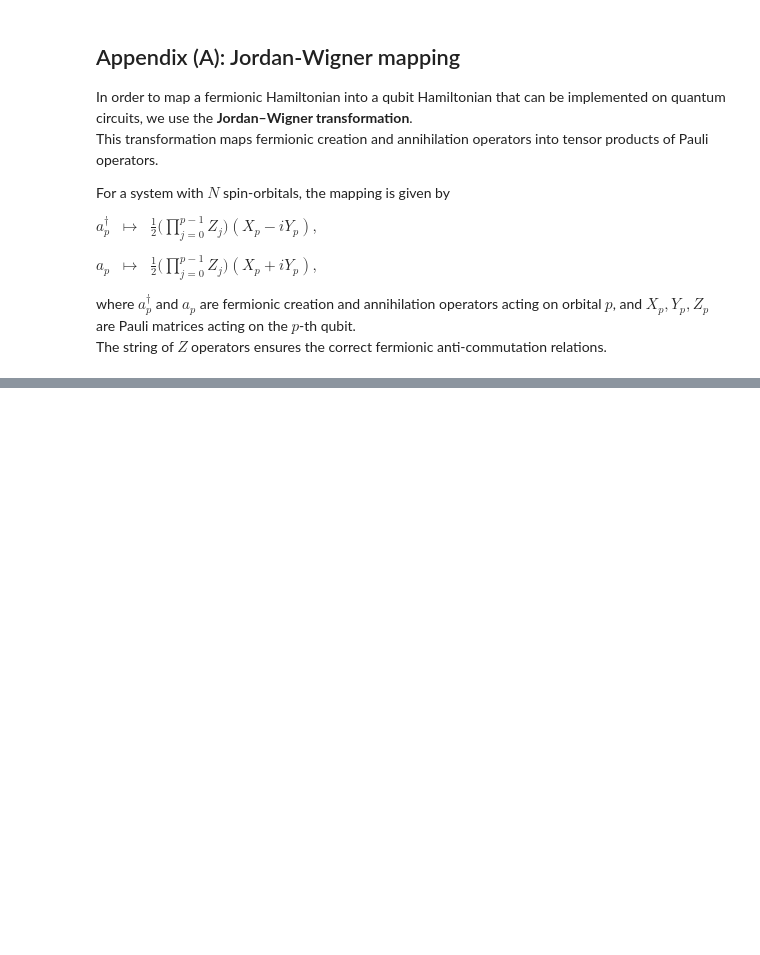
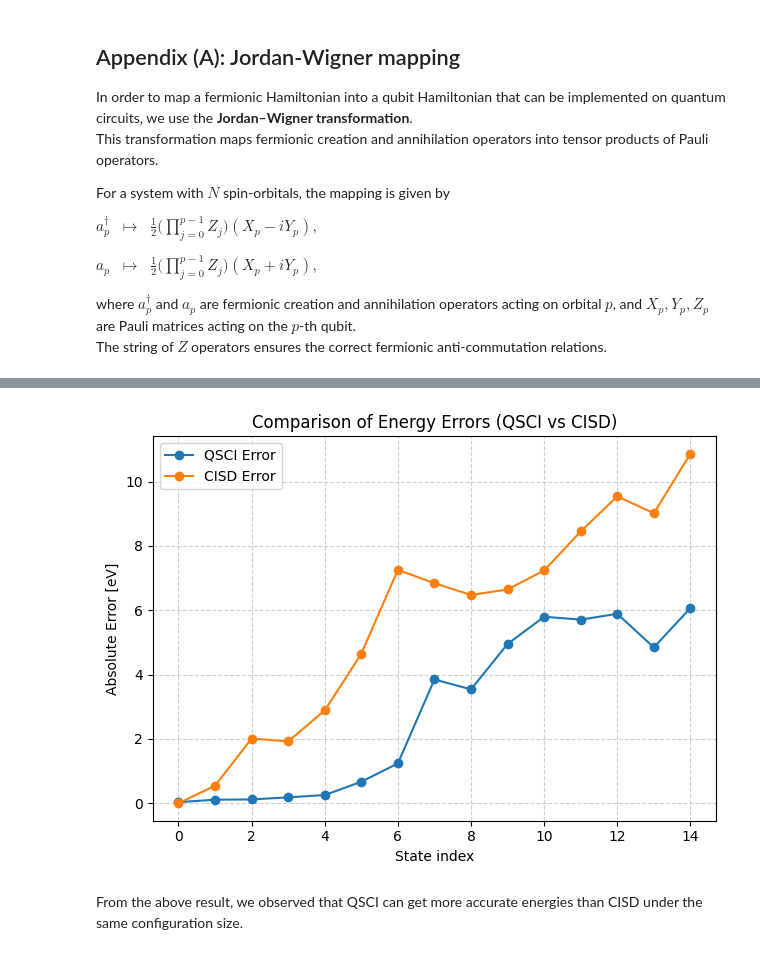
Before and after one commit to QunaSys/quri-sdk-notebooks, a Jupyter notebook: quri_sdk_notebooks/examples/0_quri-algo-vm/6_excited_state_qsci/transition_amp_v2.ipynb, the cells around one changed output, grey strips where cells are left out. Drawn from its saved outputs; the diff is of its cells as text; code cells hidden in the pictures; blank space fills up the shorter version.

Commit message:
Add CISD size and comparison

```diff
--- a/quri_sdk_notebooks/examples/0_quri-algo-vm/6_excited_state_qsci/transition_amp_v2.ipynb
+++ b/quri_sdk_notebooks/examples/0_quri-algo-vm/6_excited_state_qsci/transition_amp_v2.ipynb
@@ -403,14 +407,0 @@ Before we dive into CISD result, we can first compute how many states can it be
-# %%
-from scipy.special import binom
-from quri_parts.chem.mol import ActiveSpace
-
-def get_cisd_size(active_space: ActiveSpace) -> int:
-    n_orb = active_space.n_active_orb
-    occ = active_space.n_active_ele // 2
-    un_occ = n_orb - occ
-    single = binom(occ, 1) * binom(un_occ, 1) * 2
-    double = binom(occ, 2) * binom(un_occ, 2) * 2 + (binom(occ, 1)*binom(occ-1, 1) * binom(un_occ, 1) * binom(un_occ-1, 1))
-    return int(1 + single + double)
-
-cisd_size = get_cisd_size(active_space)
-print("CISD size: ", cisd_size)
@@ -418,0 +408,14 @@ CISD size:  15
+# %%
+from scipy.special import binom
+from quri_parts.chem.mol import ActiveSpace
+
+def get_cisd_size(active_space: ActiveSpace) -> int:
+    n_orb = active_space.n_active_orb
+    occ = active_space.n_active_ele // 2
+    un_occ = n_orb - occ
+    single = binom(occ, 1) * binom(un_occ, 1) * 2
+    double = binom(occ, 2) * binom(un_occ, 2) * 2 + (binom(occ, 1) * binom(un_occ, 1))**2
+    return int(1 + single + double)
+
+cisd_size = get_cisd_size(active_space)
+print(f"Maximum CISD size: {cisd_size}")
@@ -418,0 +453,2 @@ CISD size:  15
+# %%
+cisd_size = 15
@@ -491,0 +536,19 @@ eris.mo_coeff.shape
+# %%
+
+plt.plot(np.abs(mc.e_tot - qsci(hamiltonian, fixed_state, sampler, TOTAL_SHOTS, num_states_pick_out=15)[0])*27.21, marker='o', linestyle='-', label='QSCI Error')
+plt.plot(np.abs(mc.e_tot - cisd_energy)*27.21, marker='o', linestyle='-', label='CISD Error')
+
+plt.title("Comparison of Energy Errors (QSCI vs CISD)")
+plt.xlabel("State index")
+plt.ylabel("Absolute Error [eV]")
+
+plt.legend()
+
+plt.grid(True, linestyle='--', alpha=0.6)
+
+plt.tight_layout()
+plt.show()
+# %% [output]
+[figure, added]
+# %% [markdown]
+From the above result, we observed that QSCI can get more accurate energies than CISD under the same configuration size.
```
Also changed, not shown: parts of 17 cells of this notebook.
